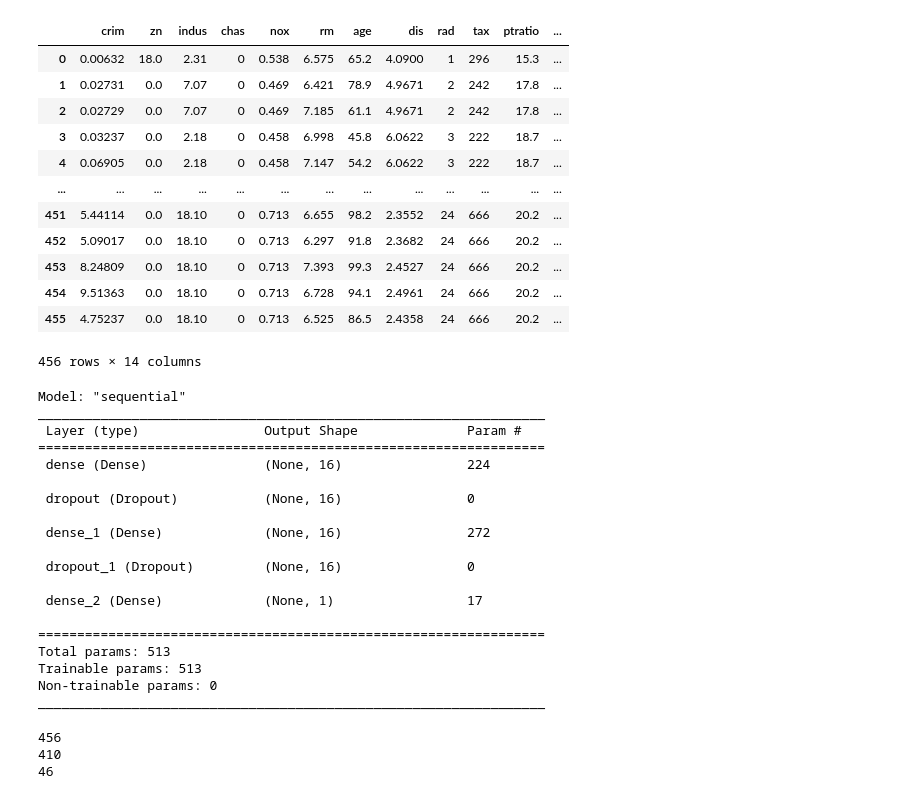
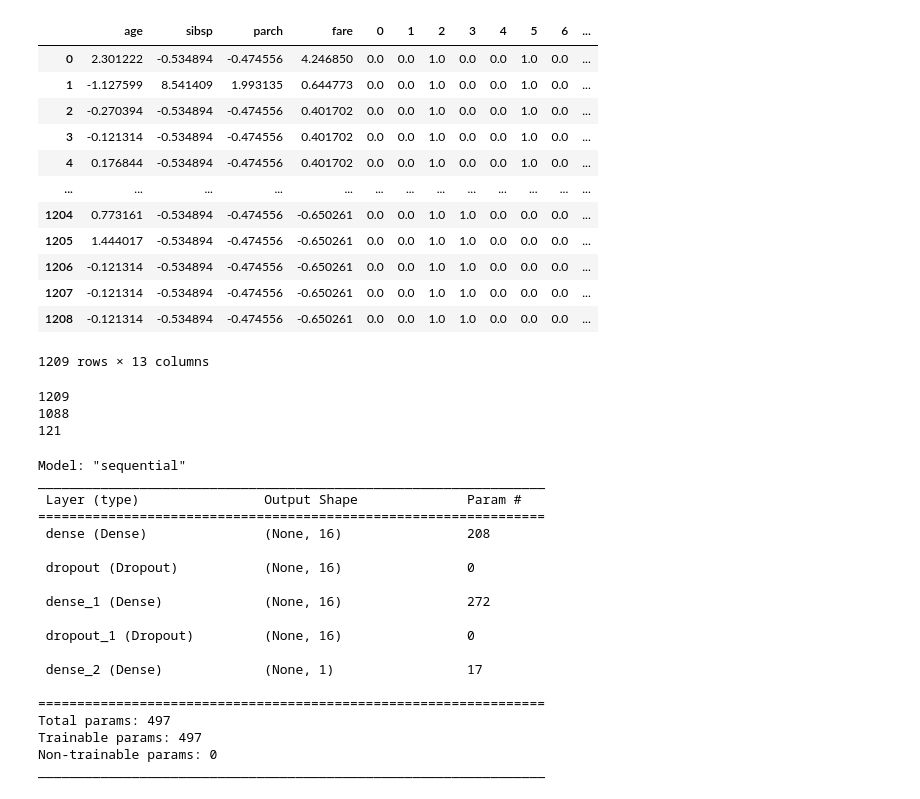
Before and after one commit to sy-app/mmsl-20220127, a Jupyter notebook: workspace/src/hw/dlr.ipynb, the cells around one changed output. Saved outputs shown, nothing was run; the diff lists cells and outputs as text; code cells hidden in the pictures.

```diff
--- a/workspace/src/hw/dlr.ipynb
+++ b/workspace/src/hw/dlr.ipynb
@@ -4,16 +4,16 @@ houseData=pd.read_csv("../../data/csvData/bostonhousing.csv")
-# %%
-houseData
-# %% [output]
-|  | crim | zn | indus | chas | nox | rm | age | dis | rad | tax | ptratio | ... |
-| 0 | 0.00632 | 18.0 | 2.31 | 0 | 0.538 | 6.575 | 65.2 | 4.0900 | 1 | 296 | 15.3 | ... |
-| 1 | 0.02731 | 0.0 | 7.07 | 0 | 0.469 | 6.421 | 78.9 | 4.9671 | 2 | 242 | 17.8 | ... |
-| 2 | 0.02729 | 0.0 | 7.07 | 0 | 0.469 | 7.185 | 61.1 | 4.9671 | 2 | 242 | 17.8 | ... |
-| 3 | 0.03237 | 0.0 | 2.18 | 0 | 0.458 | 6.998 | 45.8 | 6.0622 | 3 | 222 | 18.7 | ... |
-| 4 | 0.06905 | 0.0 | 2.18 | 0 | 0.458 | 7.147 | 54.2 | 6.0622 | 3 | 222 | 18.7 | ... |
-| ... | ... | ... | ... | ... | ... | ... | ... | ... | ... | ... | ... | ... |
-| 451 | 5.44114 | 0.0 | 18.10 | 0 | 0.713 | 6.655 | 98.2 | 2.3552 | 24 | 666 | 20.2 | ... |
-| 452 | 5.09017 | 0.0 | 18.10 | 0 | 0.713 | 6.297 | 91.8 | 2.3682 | 24 | 666 | 20.2 | ... |
-| 453 | 8.24809 | 0.0 | 18.10 | 0 | 0.713 | 7.393 | 99.3 | 2.4527 | 24 | 666 | 20.2 | ... |
-| 454 | 9.51363 | 0.0 | 18.10 | 0 | 0.713 | 6.728 | 94.1 | 2.4961 | 24 | 666 | 20.2 | ... |
-| 455 | 4.75237 | 0.0 | 18.10 | 0 | 0.713 | 6.525 | 86.5 | 2.4358 | 24 | 666 | 20.2 | ... |
-456 rows × 14 columns
+# %%
+data
+# %% [output]
+|  | age | sibsp | parch | fare | 0 | 1 | 2 | 3 | 4 | 5 | 6 | ... |
+| 0 | 2.301222 | -0.534894 | -0.474556 | 4.246850 | 0.0 | 0.0 | 1.0 | 0.0 | 0.0 | 1.0 | 0.0 | ... |
+| 1 | -1.127599 | 8.541409 | 1.993135 | 0.644773 | 0.0 | 0.0 | 1.0 | 0.0 | 0.0 | 1.0 | 0.0 | ... |
+| 2 | -0.270394 | -0.534894 | -0.474556 | 0.401702 | 0.0 | 0.0 | 1.0 | 0.0 | 0.0 | 1.0 | 0.0 | ... |
+| 3 | -0.121314 | -0.534894 | -0.474556 | 0.401702 | 0.0 | 0.0 | 1.0 | 0.0 | 0.0 | 1.0 | 0.0 | ... |
+| 4 | 0.176844 | -0.534894 | -0.474556 | 0.401702 | 0.0 | 0.0 | 1.0 | 0.0 | 0.0 | 1.0 | 0.0 | ... |
+| ... | ... | ... | ... | ... | ... | ... | ... | ... | ... | ... | ... | ... |
+| 1204 | 0.773161 | -0.534894 | -0.474556 | -0.650261 | 0.0 | 0.0 | 1.0 | 1.0 | 0.0 | 0.0 | 0.0 | ... |
+| 1205 | 1.444017 | -0.534894 | -0.474556 | -0.650261 | 0.0 | 0.0 | 1.0 | 1.0 | 0.0 | 0.0 | 0.0 | ... |
+| 1206 | -0.121314 | -0.534894 | -0.474556 | -0.650261 | 0.0 | 0.0 | 1.0 | 1.0 | 0.0 | 0.0 | 0.0 | ... |
+| 1207 | -0.121314 | -0.534894 | -0.474556 | -0.650261 | 0.0 | 0.0 | 1.0 | 1.0 | 0.0 | 0.0 | 0.0 | ... |
+| 1208 | -0.121314 | -0.534894 | -0.474556 | -0.650261 | 0.0 | 0.0 | 1.0 | 1.0 | 0.0 | 0.0 | 0.0 | ... |
+1209 rows × 13 columns
@@ -20,20 +27,28 @@ houseData
+# %%
+print(Y.size)
+print(Y_train.size)
+print(Y_test.size)
+# %% [output]
+1209
+1088
+121
 # %%
 from keras.models import Sequential
 from keras.layers import Dense,Dropout
 
 model= Sequential()
-model.add(Dense(16,input_dim=13,activation="relu"))
+model.add(Dense(16,input_dim=len(X_train.columns),activation="relu"))
 model.add(Dropout(0.5))
 model.add(Dense(16,activation="relu"))
 model.add(Dropout(0.5))
-model.add(Dense(1,activation="linear"))
+model.add(Dense(len(Y_train.columns),activation="sigmoid"))
 model.summary()
 # %% [output]
 Model: "sequential"
 _________________________________________________________________
  Layer (type)                Output Shape              Param #
 =================================================================
- dense (Dense)               (None, 16)                224
+ dense (Dense)               (None, 16)                208
 
  dropout (Dropout)           (None, 16)                0
 
@@ -44,8 +59,8 @@ _________________________________________________________________
  dense_2 (Dense)             (None, 1)                 17
 
 =================================================================
-Total params: 513
-Trainable params: 513
+Total params: 497
+Trainable params: 497
 Non-trainable params: 0
 _________________________________________________________________
 # %%
@@ -60,8 +67,0 @@ X_train, X_test, y_train, y_test = train_test_split(houseDataX, houseDataY, test
-# %%
-print(houseDataY.size)
-print(y_train.size)
-print(y_test.size)
-# %% [output]
-456
-410
-46
```
Also changed, not shown: parts of 22 cells of this notebook, 6 other files.
